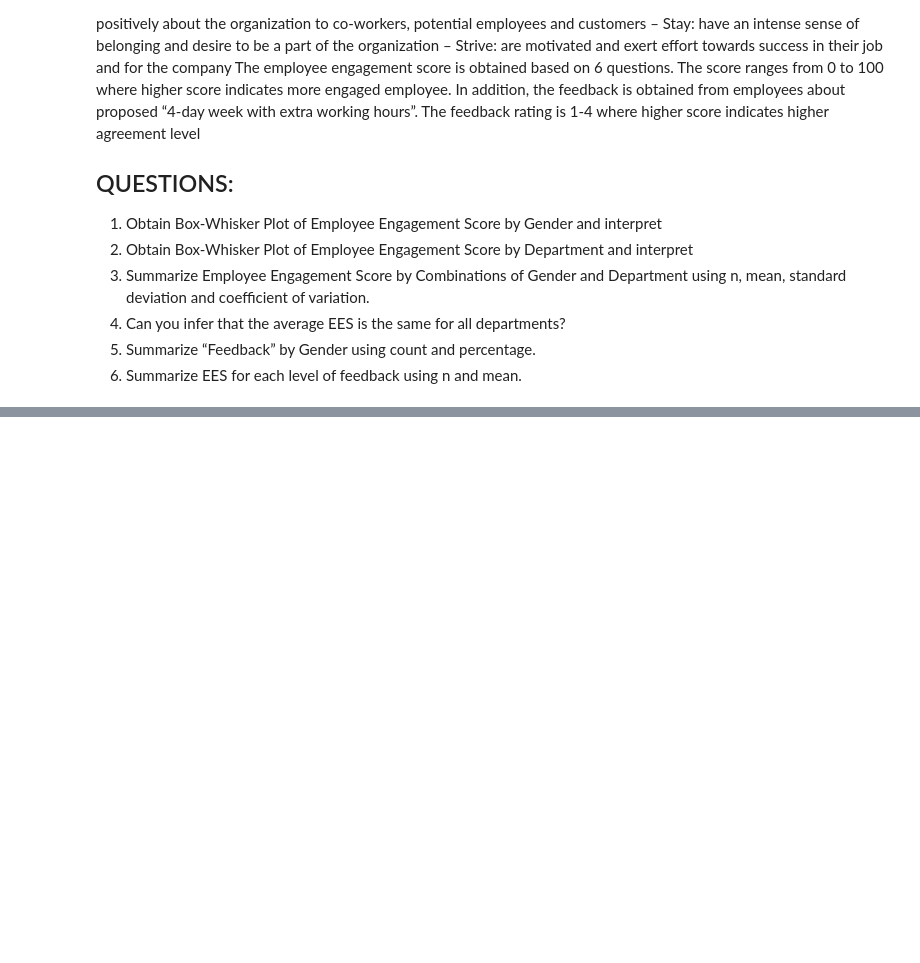
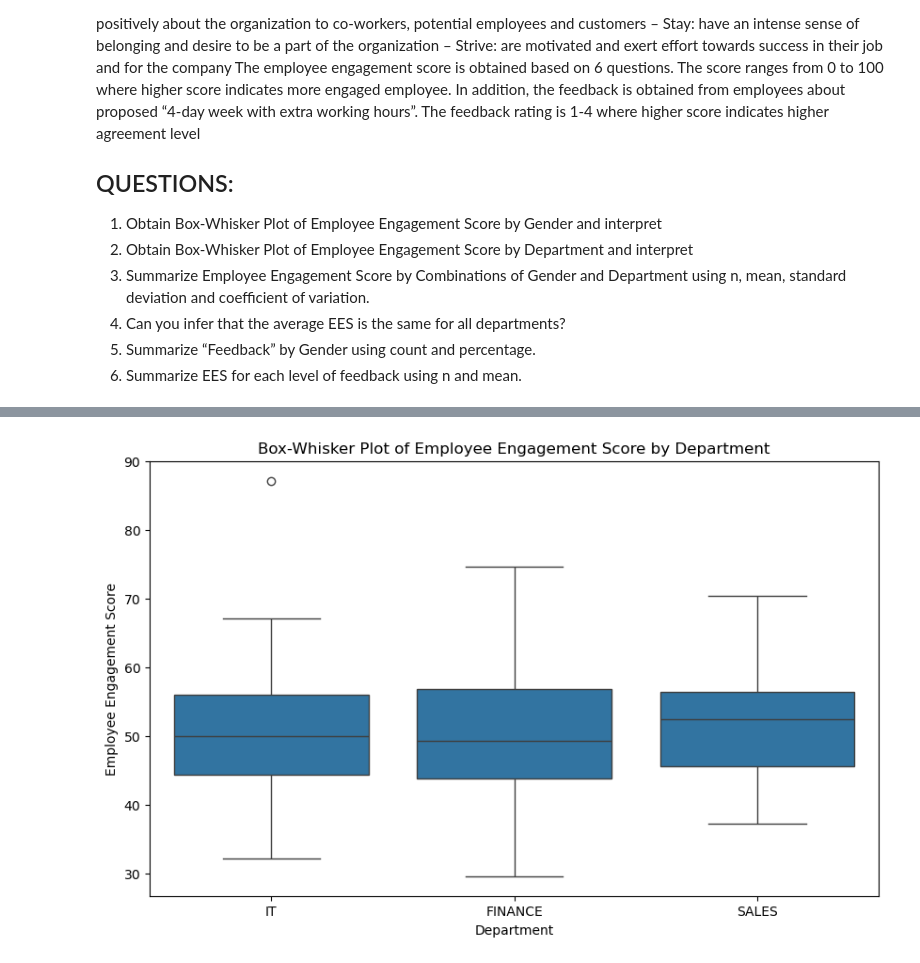
Before and after one commit to bquarkz/master-classes-empty, a Jupyter notebook: notebooks/assignments/m2/assigment_M2U1.ipynb, the cells around one changed output, grey strips where cells are left out. Cells and saved outputs as stored; diff of their text form; code cells hidden in the pictures; blank space fills up the shorter version.

```diff
--- a/notebooks/assignments/m2/assigment_M2U1.ipynb
+++ b/notebooks/assignments/m2/assigment_M2U1.ipynb
@@ -19,0 +61,12 @@ In addition, the feedback is obtained from employees about proposed “4-day wee
+# %%
+import seaborn as sns
+import matplotlib.pyplot as plt
+
+plt.figure(figsize=(10, 6))
+sns.boxplot(x='DEPT', y='EES', data=df)
+plt.title('Box-Whisker Plot of Employee Engagement Score by Department')
+plt.xlabel('Department')
+plt.ylabel('Employee Engagement Score')
+plt.show()
+# %% [output]
+[figure, added]
```
Also changed, not shown: parts of 12 cells of this notebook, 6 other files.
